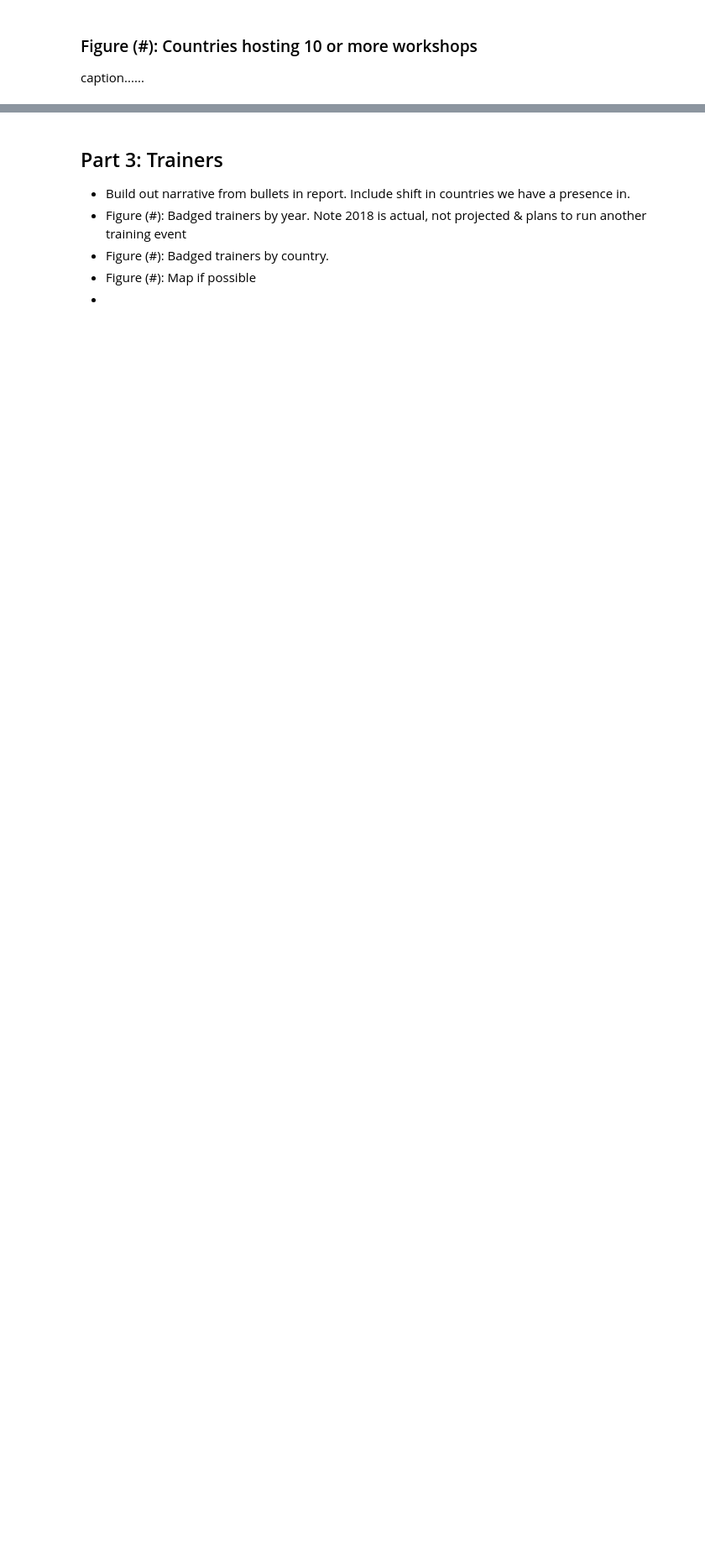
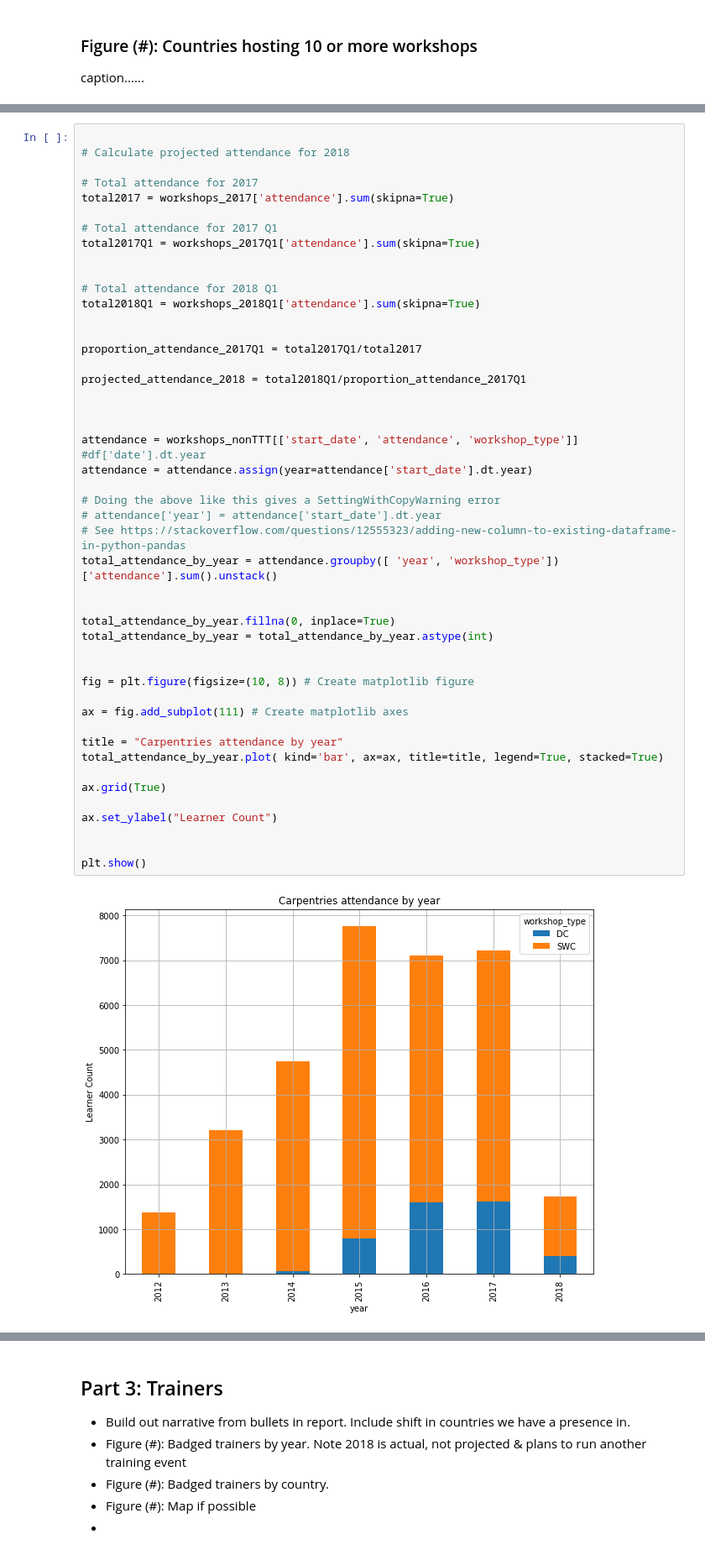
Before and after one commit to carpentries/assessment, a Jupyter notebook: programmatic-assessment/workshops/final_report_outline.ipynb, the cells around one changed output, grey strips where cells are left out. Shown at 84% size. Drawn from its saved outputs; the diff is of its cells as text; blank space fills up the shorter version.

Commit message:
updates to final report outline, attendance section

```diff
--- a/programmatic-assessment/workshops/final_report_outline.ipynb
+++ b/programmatic-assessment/workshops/final_report_outline.ipynb
@@ -356 +396,50 @@ plt.show()
+# %%
+
+# Calculate projected attendance for 2018
+
+# Total attendance for 2017
+total2017 = workshops_2017['attendance'].sum(skipna=True)
+
+# Total attendance for 2017 Q1
+total2017Q1 = workshops_2017Q1['attendance'].sum(skipna=True)
+
+
+# Total attendance for 2018 Q1
+total2018Q1 = workshops_2018Q1['attendance'].sum(skipna=True)
+
+
+proportion_attendance_2017Q1 = total2017Q1/total2017
+
+projected_attendance_2018 = total2018Q1/proportion_attendance_2017Q1
+
+
+
+attendance = workshops_nonTTT[['start_date', 'attendance', 'workshop_type']]   #df['date'].dt.year
+attendance = attendance.assign(year=attendance['start_date'].dt.year)
+
+# Doing the above like this gives a SettingWithCopyWarning error
+# attendance['year'] = attendance['start_date'].dt.year
+# See https://stackoverflow.com/questions/12555323/adding-new-column-to-existing-dataframe-in-python-pandas
+total_attendance_by_year = attendance.groupby([ 'year', 'workshop_type'])['attendance'].sum().unstack()
+
+
+total_attendance_by_year.fillna(0, inplace=True)
+total_attendance_by_year = total_attendance_by_year.astype(int)
+
+
+fig = plt.figure(figsize=(10, 8)) # Create matplotlib figure
+
+ax = fig.add_subplot(111) # Create matplotlib axes
+
+title = "Carpentries attendance by year"
+total_attendance_by_year.plot( kind='bar', ax=ax, title=title, legend=True, stacked=True)
+
+ax.grid(True)
+
+ax.set_ylabel("Learner Count")
+
+
+plt.show()
+# %% [output]
+[figure, added]
 # %% [markdown]
```
Also changed, not shown: parts of 14 cells of this notebook.
